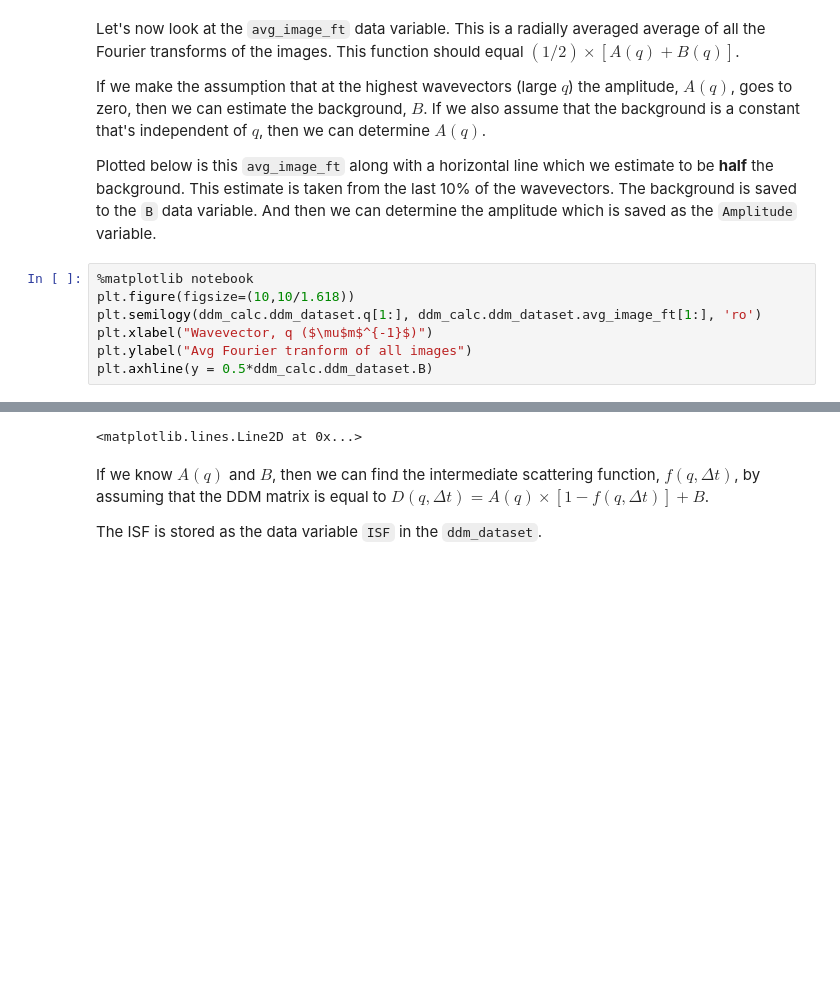
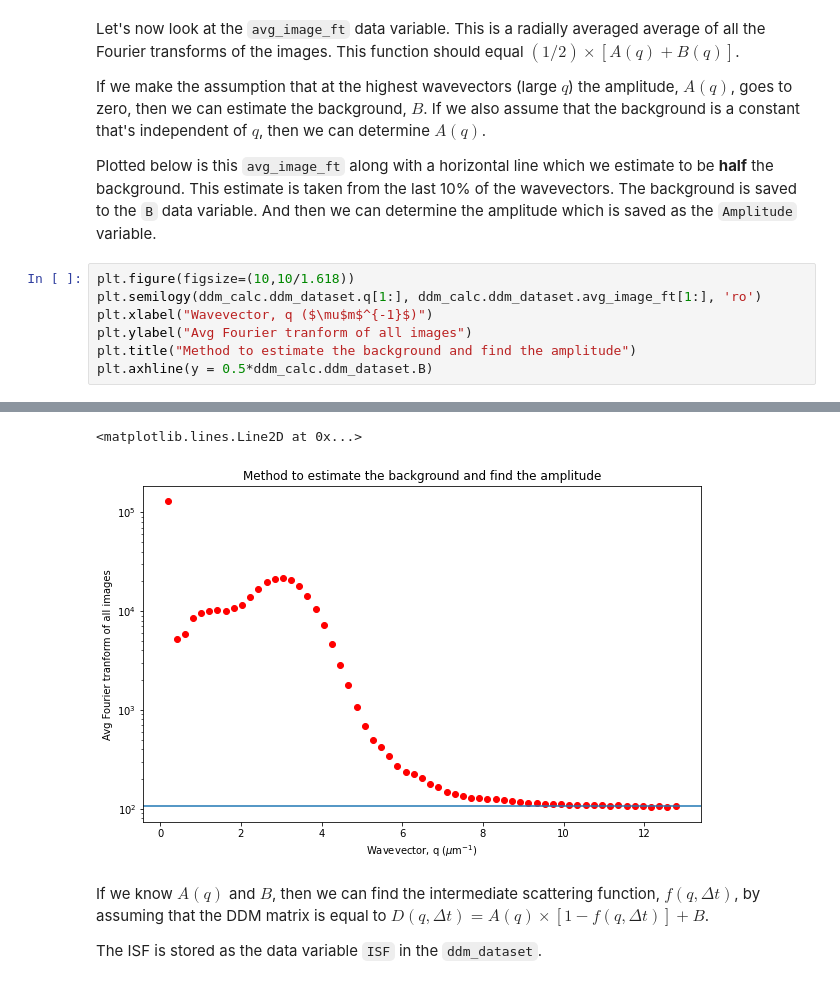
Before and after one commit to rmcgorty/PyDDM, a Jupyter notebook: Examples/DDM - Walkthrough - Diffusing Silica Beads - More in-depth.ipynb, the cells around one changed output, grey strips where cells are left out. Saved outputs shown, nothing was run; the diff lists cells and outputs as text; blank space fills up the shorter version.

```diff
--- a/Examples/DDM - Walkthrough - Diffusing Silica Beads - More in-depth.ipynb
+++ b/Examples/DDM - Walkthrough - Diffusing Silica Beads - More in-depth.ipynb
@@ -157,10 +183,10 @@ If we make the assumption that at the highest wavevectors (large $q$) the amplit
 
 Plotted below is this `avg_image_ft` along with a horizontal line which we estimate to be **half** the background. This estimate is taken from the last 10% of the wavevectors. The background is saved to the `B` data variable. And then we can determine the amplitude which is saved as the `Amplitude` variable.
 # %%
-%matplotlib notebook
 plt.figure(figsize=(10,10/1.618))
 plt.semilogy(ddm_calc.ddm_dataset.q[1:], ddm_calc.ddm_dataset.avg_image_ft[1:], 'ro')
 plt.xlabel("Wavevector, q ($\mu$m$^{-1}$)")
 plt.ylabel("Avg Fourier tranform of all images")
+plt.title("Method to estimate the background and find the amplitude")
 plt.axhline(y = 0.5*ddm_calc.ddm_dataset.B)
 # %% [output]
@@ -169,4 +193,5 @@ plt.axhline(y = 0.5*ddm_calc.ddm_dataset.B)
 <matplotlib.lines.Line2D at 0x...>
+[figure, added]
 # %% [markdown]
 If we know $A(q)$ and $B$, then we can find the intermediate scattering function, $f(q, \Delta t)$, by assuming that the DDM matrix is equal to $D (q, \Delta t) = A(q) \times \left[ 1 - f(q, \Delta t) \right] + B$.
 
```
Also changed, not shown: parts of 33 cells of this notebook.
